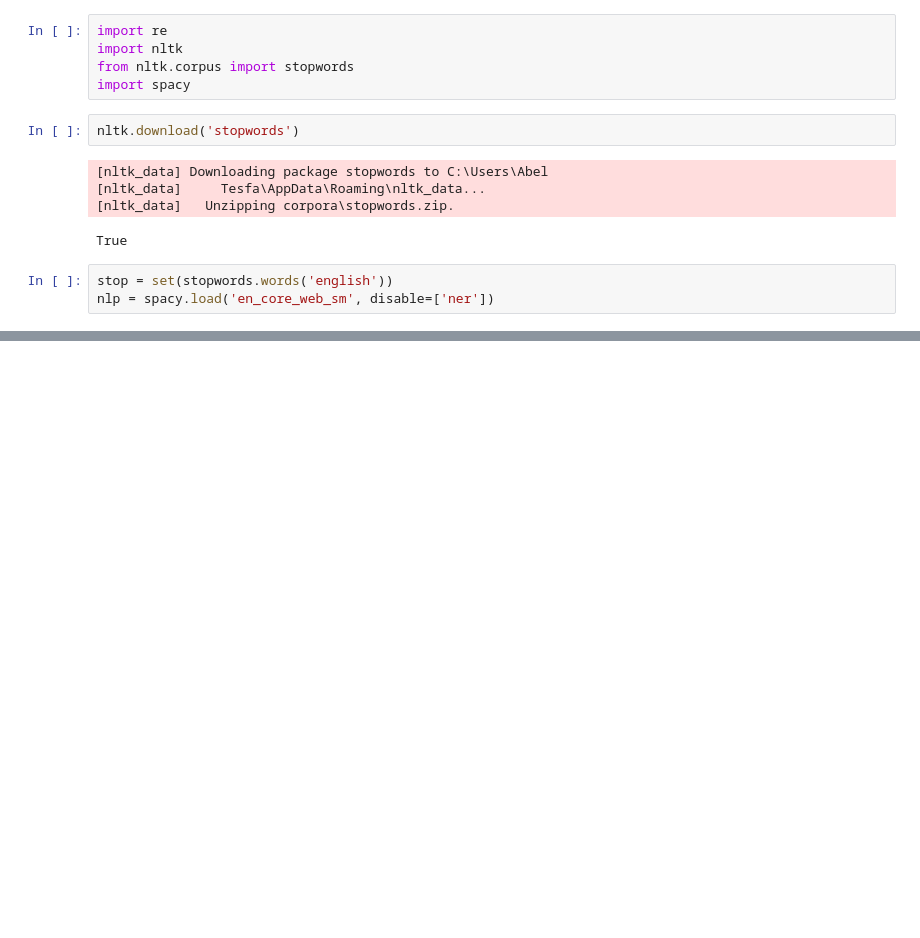
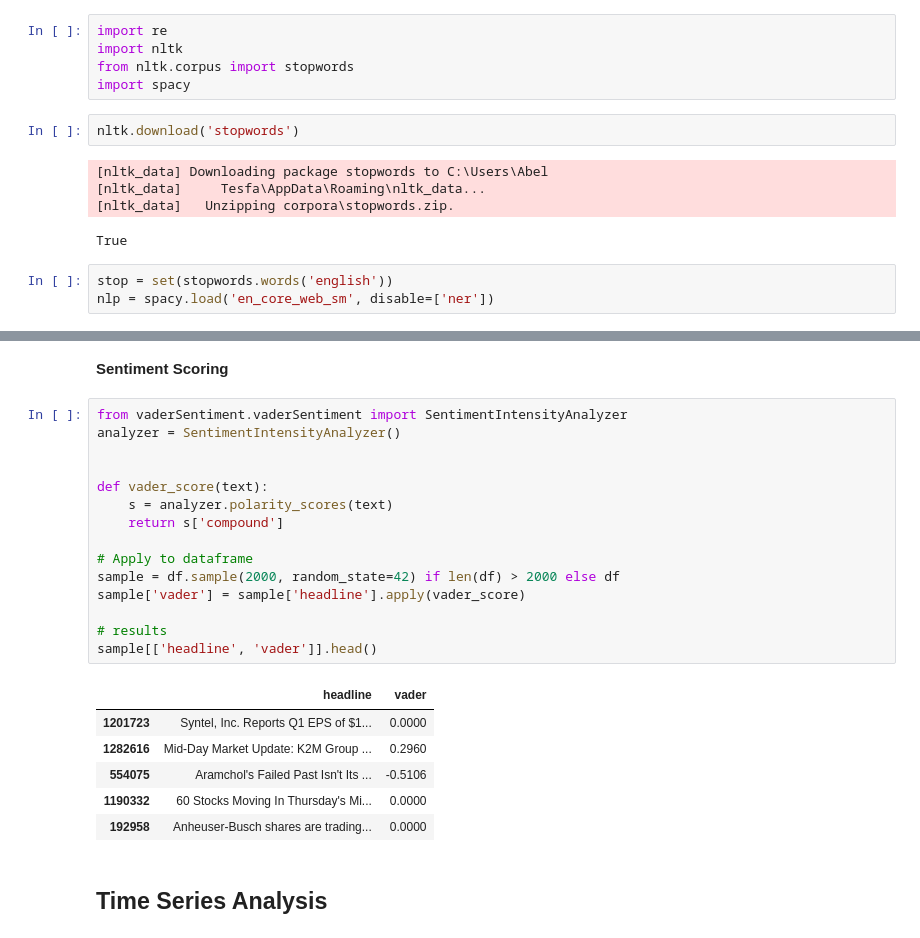
Before and after one commit to abelfx/Predicting_price_moves, a Jupyter notebook: notebooks/eda_and_sentiment.ipynb, the cells around one changed output, grey strips where cells are left out. Drawn from its saved outputs; the diff is of its cells as text; blank space fills up the shorter version.

```diff
--- a/notebooks/eda_and_sentiment.ipynb
+++ b/notebooks/eda_and_sentiment.ipynb
@@ -97,0 +151,26 @@ def clean_txt(text):
+# %% [markdown]
+**Sentiment Scoring**
+# %%
+from vaderSentiment.vaderSentiment import SentimentIntensityAnalyzer
+analyzer = SentimentIntensityAnalyzer()
+
+
+def vader_score(text):
+    s = analyzer.polarity_scores(text)
+    return s['compound']
+
+# Apply to dataframe
+sample = df.sample(2000, random_state=42) if len(df) > 2000 else df
+sample['vader'] = sample['headline'].apply(vader_score)
+
+# results
+sample[['headline', 'vader']].head()
+# %% [output]
+|  | headline | vader |
+| 1201723 | Syntel, Inc. Reports Q1 EPS of $1... | 0.0000 |
+| 1282616 | Mid-Day Market Update: K2M Group ... | 0.2960 |
+| 554075 | Aramchol's Failed Past Isn't Its ... | -0.5106 |
+| 1190332 | 60 Stocks Moving In Thursday's Mi... | 0.0000 |
+| 192958 | Anheuser-Busch shares are trading... | 0.0000 |
+# %% [markdown]
+## Time Series Analysis
```
Also changed, not shown: parts of 4 cells of this notebook.
